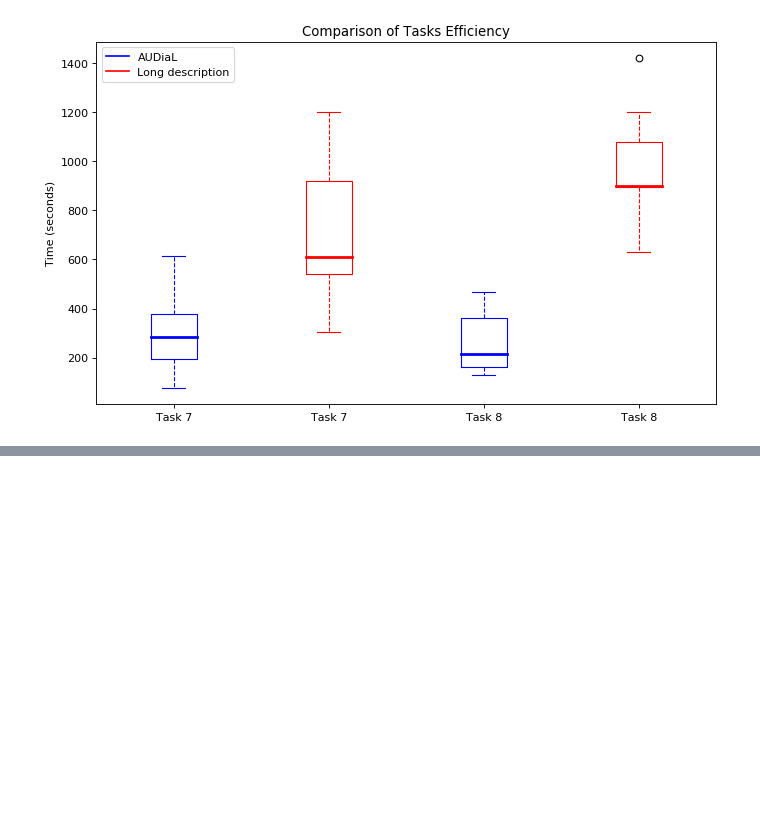
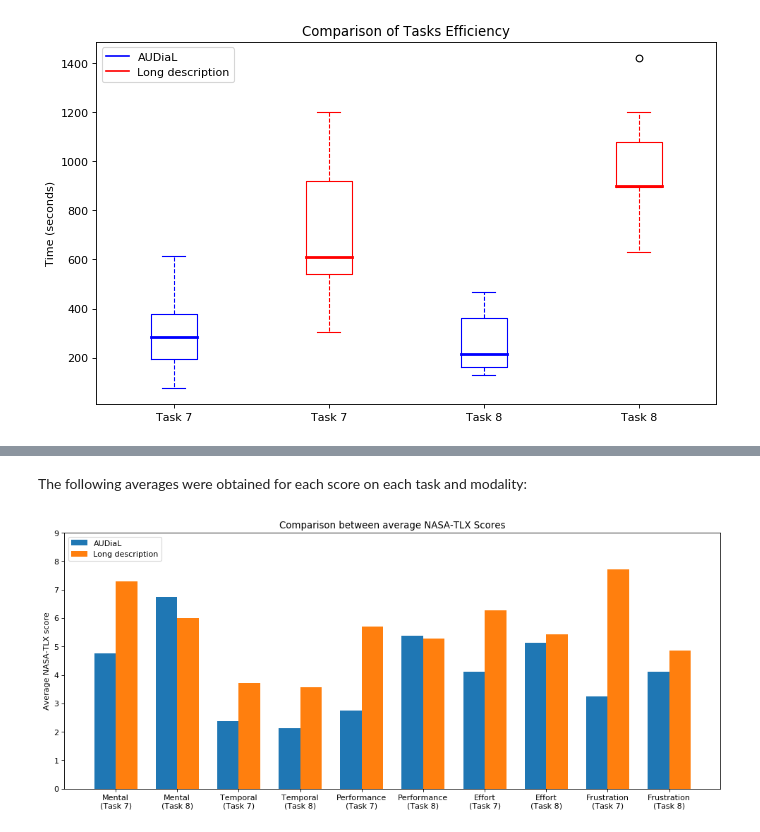
Before and after one commit to tomurillo/AUDiaL, a Jupyter notebook: docs/evaluation/evaluation_report.ipynb, the cells around one changed output, grey strips where cells are left out. Drawn from its saved outputs; the diff is of its cells as text; code cells hidden in the pictures; blank space fills up the shorter version.

```diff
--- a/docs/evaluation/evaluation_report.ipynb
+++ b/docs/evaluation/evaluation_report.ipynb
@@ -12,7 +12,7 @@ plt.rcParams['figure.figsize'] = [10, 6]
 
 def analyze_data(measure, start=1, combine_first=False):
     """
-    Read the indicated columns from demo_data and return statistics about them
+    Read the indicated columns from eval_data and return statistics about them
     @param measure: string; name of dataset header to consider, without trailing index
     @param start: int; header index to start from (default: 1)
     @param combine_first: bool; whether the first two headers need to be combined into a single column (default: False)
@@ -25,9 +25,9 @@ def analyze_data(measure, start=1, combine_first=False):
             i += 1
             if combine_first and i == 1:
                 continue
-            measures = demo_data[:]['{}__{}'.format(measure, i)]
+            measures = eval_data[:]['{}__{}'.format(measure, i)]
             if combine_first and i == 2:
-                measures = np.add(measures, demo_data[:]['{}__1'.format(measure)])  # Combine Task 1 and Task 2
+                measures = np.add(measures, eval_data[:]['{}__1'.format(measure)])  # Combine Task 1 and Task 2
             measures = measures[np.where(measures > -1)[0]]  # Missing values are set to -1; skip them
             x_combine.extend([i-1 for _ in range(len(measures))])
             m_combine.extend(measures)
@@ -232,0 +255,36 @@ plt.show()
+# %% [markdown]
+The following averages were obtained for each score on each task and modality:
+# %%
+#  Collect statistics for each score of last two tasks in both modalities
+tlx_names = ['Mental', 'Temporal', 'Performance', 'Effort', 'Frustration']
+tlx_scores_dialogue = {}
+tlx_scores_table = {}
+
+ticks = ['Task {}'.format(i+1) for i in task_idx] * len(tlx_names)
+i = 0
+for t_n in tlx_names:
+    tlx_scores_dialogue[t_n] = analyze_data('Dialogue__TLX__{}'.format(t_n), start=start)
+    tlx_scores_table[t_n] = analyze_data('Table__TLX__{}'.format(t_n), start=start)
+    ticks[i] = '{}\n({})'.format(t_n, ticks[i])
+    ticks[i+1] = '{}\n({})'.format(t_n, ticks[i+1])
+    i += 2
+
+scores_avg = [[], []]
+for t_n in tlx_names:
+    scores_avg[0].extend(tlx_scores_dialogue[t_n][0])
+    scores_avg[1].extend(tlx_scores_table[t_n][0])
+
+fig = plt.figure(figsize=(15, 6), dpi=80, facecolor='w', edgecolor='k')
+width = 0.35
+ind = np.arange(len(scores_avg[0]))
+
+plt.bar(ind - width/2, scores_avg[0], width, label='AUDiaL')
+plt.bar(ind + width/2, scores_avg[1], width, label='Long description')
+plt.xticks(ind, ticks)
+plt.ylim(0, 9)
+plt.legend(loc='upper left')
+plt.title('Comparison between average NASA-TLX Scores')
+plt.ylabel('Average NASA-TLX score')
+plt.show()
+# %% [output]
+[figure, added]
```
Also changed, not shown: parts of 10 cells of this notebook.
